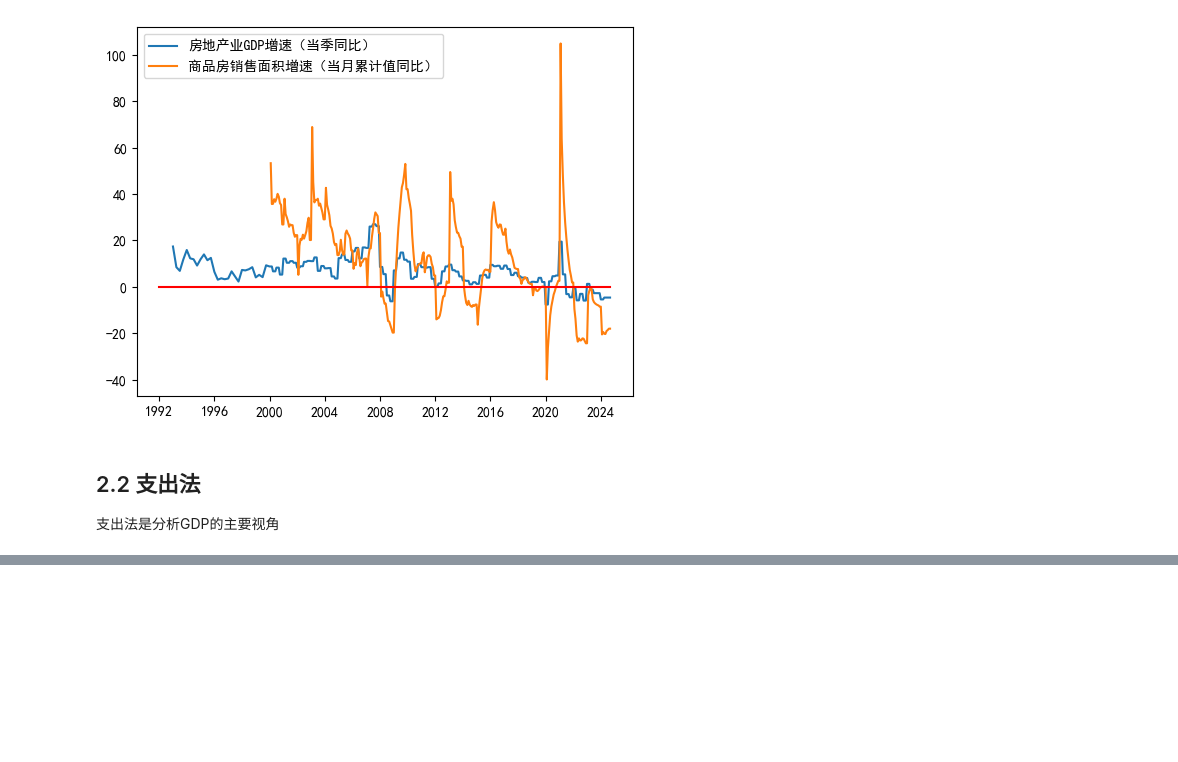
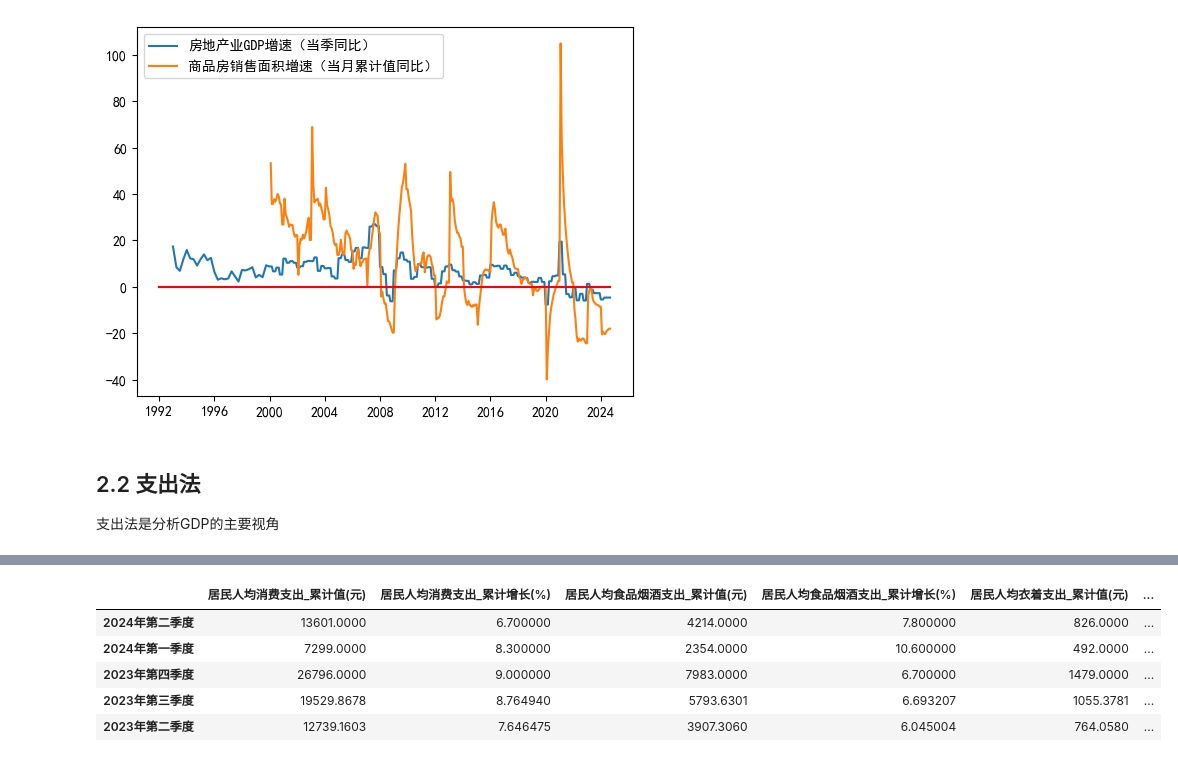
Before and after one commit to kampfer/various-data, a Jupyter notebook: src/researches/jupyter/gdp.ipynb, the cells around one changed output, grey strips where cells are left out. Saved outputs shown, nothing was run; the diff lists cells and outputs as text; code cells hidden in the pictures; blank space fills up the shorter version.

```diff
--- a/src/researches/jupyter/gdp.ipynb
+++ b/src/researches/jupyter/gdp.ipynb
@@ -567,0 +621,11 @@ plt.legend()
+# %%
+consumeDf = ak.macro_china_nbs_nation(kind="季度数据", path="人民生活>全国居民人均支出情况", period="2000-")
+consumeDf = consumeDf.transpose()
+consumeDf.head()
+# %% [output]
+|  | 居民人均消费支出_累计值(元) | 居民人均消费支出_累计增长(%) | 居民人均食品烟酒支出_累计值(元) | 居民人均食品烟酒支出_累计增长(%) | 居民人均衣着支出_累计值(元) | ... |
+| 2024年第二季度 | 13601.0000 | 6.700000 | 4214.0000 | 7.800000 | 826.0000 | ... |
+| 2024年第一季度 | 7299.0000 | 8.300000 | 2354.0000 | 10.600000 | 492.0000 | ... |
+| 2023年第四季度 | 26796.0000 | 9.000000 | 7983.0000 | 6.700000 | 1479.0000 | ... |
+| 2023年第三季度 | 19529.8678 | 8.764940 | 5793.6301 | 6.693207 | 1055.3781 | ... |
+| 2023年第二季度 | 12739.1603 | 7.646475 | 3907.3060 | 6.045004 | 764.0580 | ... |
```
Also changed, not shown: parts of 10 cells of this notebook.
